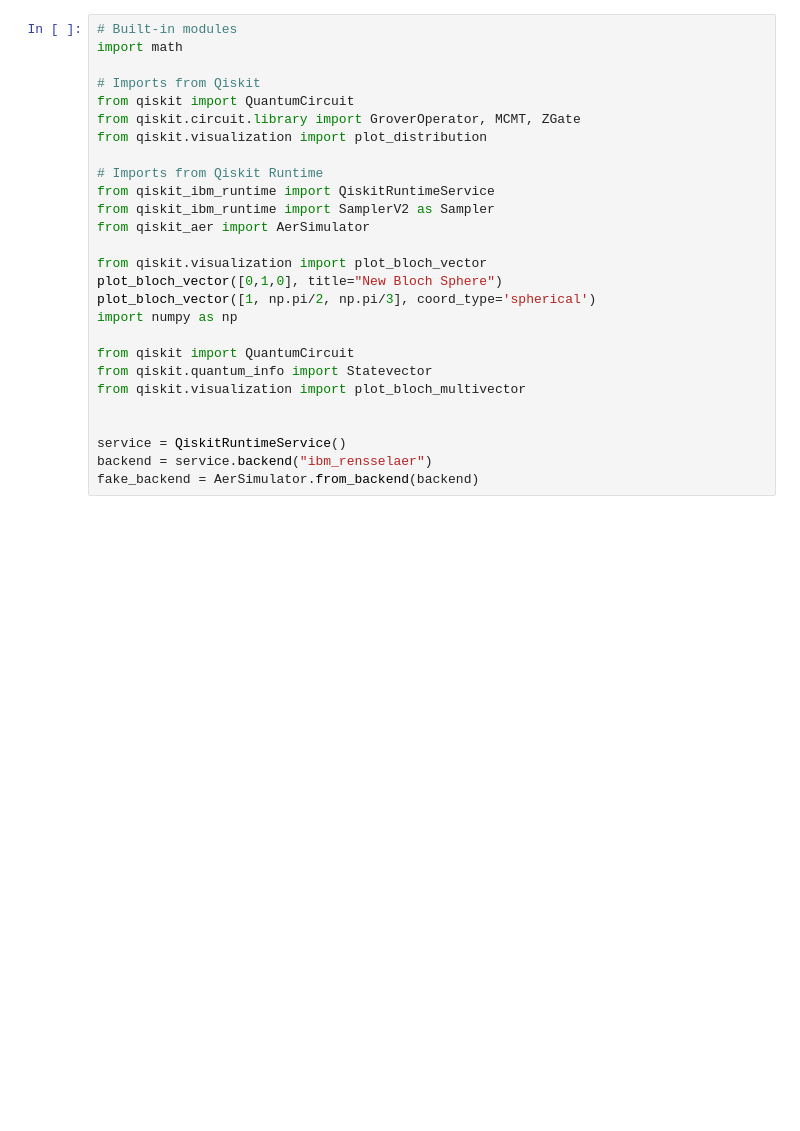
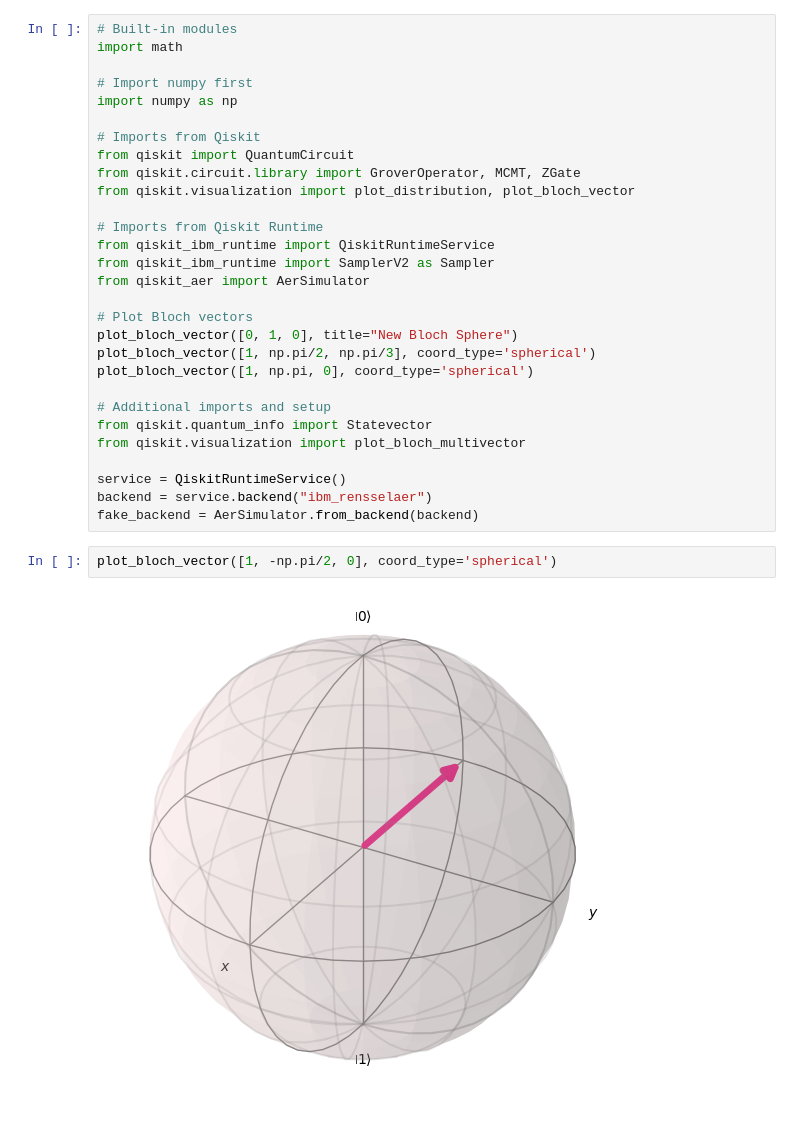
Before and after one commit to YangletLiu/CSCI4961_labs_projects, a Jupyter notebook: Modules/Concepts/bloch_sphere_visualization.ipynb, the cells around one changed output. Drawn from its saved outputs; the diff is of its cells as text; blank space fills up the shorter version.

```diff
--- a/Modules/Concepts/bloch_sphere_visualization.ipynb
+++ b/Modules/Concepts/bloch_sphere_visualization.ipynb
@@ -2,28 +2,34 @@
 # Built-in modules
 import math
 
+# Import numpy first
+import numpy as np
+
 # Imports from Qiskit
 from qiskit import QuantumCircuit
 from qiskit.circuit.library import GroverOperator, MCMT, ZGate
-from qiskit.visualization import plot_distribution
+from qiskit.visualization import plot_distribution, plot_bloch_vector
 
 # Imports from Qiskit Runtime
 from qiskit_ibm_runtime import QiskitRuntimeService
 from qiskit_ibm_runtime import SamplerV2 as Sampler
 from qiskit_aer import AerSimulator
 
-from qiskit.visualization import plot_bloch_vector
-plot_bloch_vector([0,1,0], title="New Bloch Sphere")
+# Plot Bloch vectors
+plot_bloch_vector([0, 1, 0], title="New Bloch Sphere")
 plot_bloch_vector([1, np.pi/2, np.pi/3], coord_type='spherical')
-import numpy as np
+plot_bloch_vector([1, np.pi, 0], coord_type='spherical')
 
-from qiskit import QuantumCircuit
+# Additional imports and setup
 from qiskit.quantum_info import Statevector
 from qiskit.visualization import plot_bloch_multivector
-
 
 service = QiskitRuntimeService()
 backend = service.backend("ibm_rensselaer")
 fake_backend = AerSimulator.from_backend(backend)
+# %%
+plot_bloch_vector([1, -np.pi/2, 0], coord_type='spherical')
+# %% [output]
+[figure, added]
 # %%
 # You can use spherical coordinates instead of cartesian.
```
Also changed, not shown: parts of 1 cell of this notebook, 1 other file.
